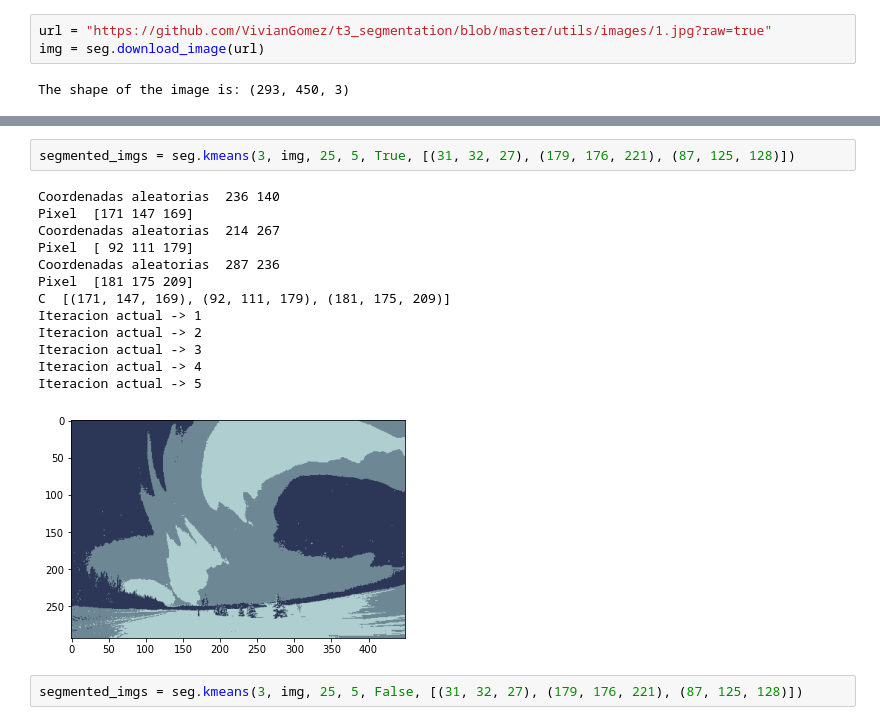
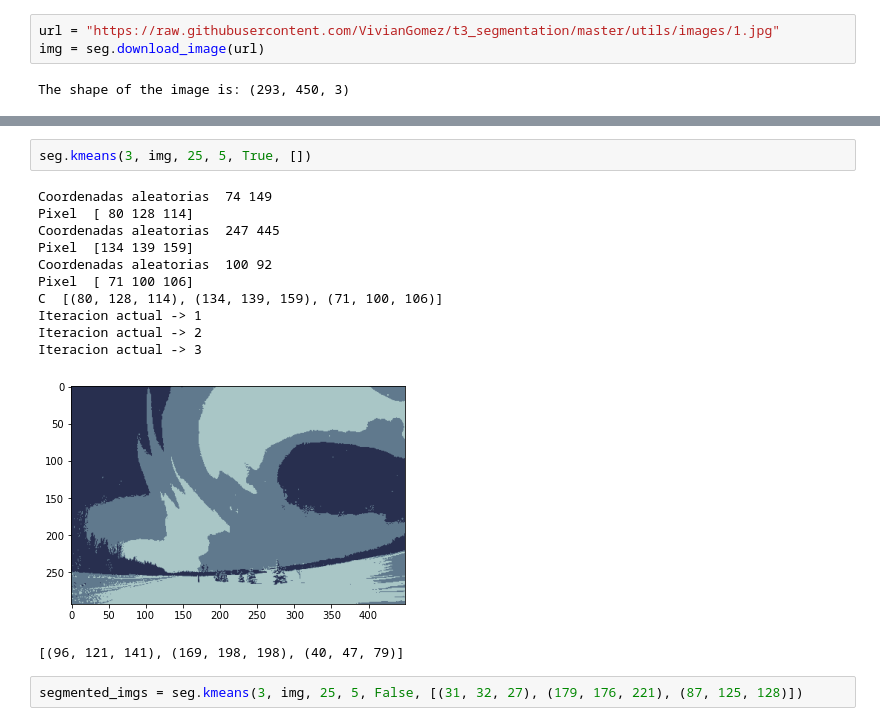
Before and after one commit to VivianGomez/t3_segmentation, a Jupyter notebook: t3_segmentation.ipynb, the cells around one changed output, grey strips where cells are left out. Saved outputs shown, nothing was run; the diff lists cells and outputs as text.

```diff
--- a/t3_segmentation.ipynb
+++ b/t3_segmentation.ipynb
@@ -22,5 +23,5 @@ import utils.segmentation as seg
 # %%
-url = "https://github.com/VivianGomez/t3_segmentation/blob/master/utils/images/1.jpg?raw=true"
+url = "https://raw.githubusercontent.com/VivianGomez/t3_segmentation/master/utils/images/1.jpg"
 img = seg.download_image(url)
 # %% [output]
 The shape of the image is: (293, 450, 3)
@@ -27,19 +33,18 @@ The shape of the image is: (293, 450, 3)
 # %%
-segmented_imgs = seg.kmeans(3, img, 25, 5, True, [(31, 32, 27), (179, 176, 221), (87, 125, 128)])
+seg.kmeans(3, img, 25, 5, True, [])
 # %% [output]
-Coordenadas aleatorias  236 140
-Pixel  [171 147 169]
-Coordenadas aleatorias  214 267
-Pixel  [ 92 111 179]
-Coordenadas aleatorias  287 236
-Pixel  [181 175 209]
-C  [(171, 147, 169), (92, 111, 179), (181, 175, 209)]
+Coordenadas aleatorias  74 149
+Pixel  [ 80 128 114]
+Coordenadas aleatorias  247 445
+Pixel  [134 139 159]
+Coordenadas aleatorias  100 92
+Pixel  [ 71 100 106]
+C  [(80, 128, 114), (134, 139, 159), (71, 100, 106)]
 Iteracion actual -> 1
 Iteracion actual -> 2
 Iteracion actual -> 3
-Iteracion actual -> 4
-Iteracion actual -> 5
-[figure, old version]
+[figure, new version]
+[(96, 121, 141), (169, 198, 198), (40, 47, 79)]
 # %%
 segmented_imgs = seg.kmeans(3, img, 25, 5, False, [(31, 32, 27), (179, 176, 221), (87, 125, 128)])
 # %% [output]
```
Also changed, not shown: parts of 2 cells of this notebook, 2 other files.
